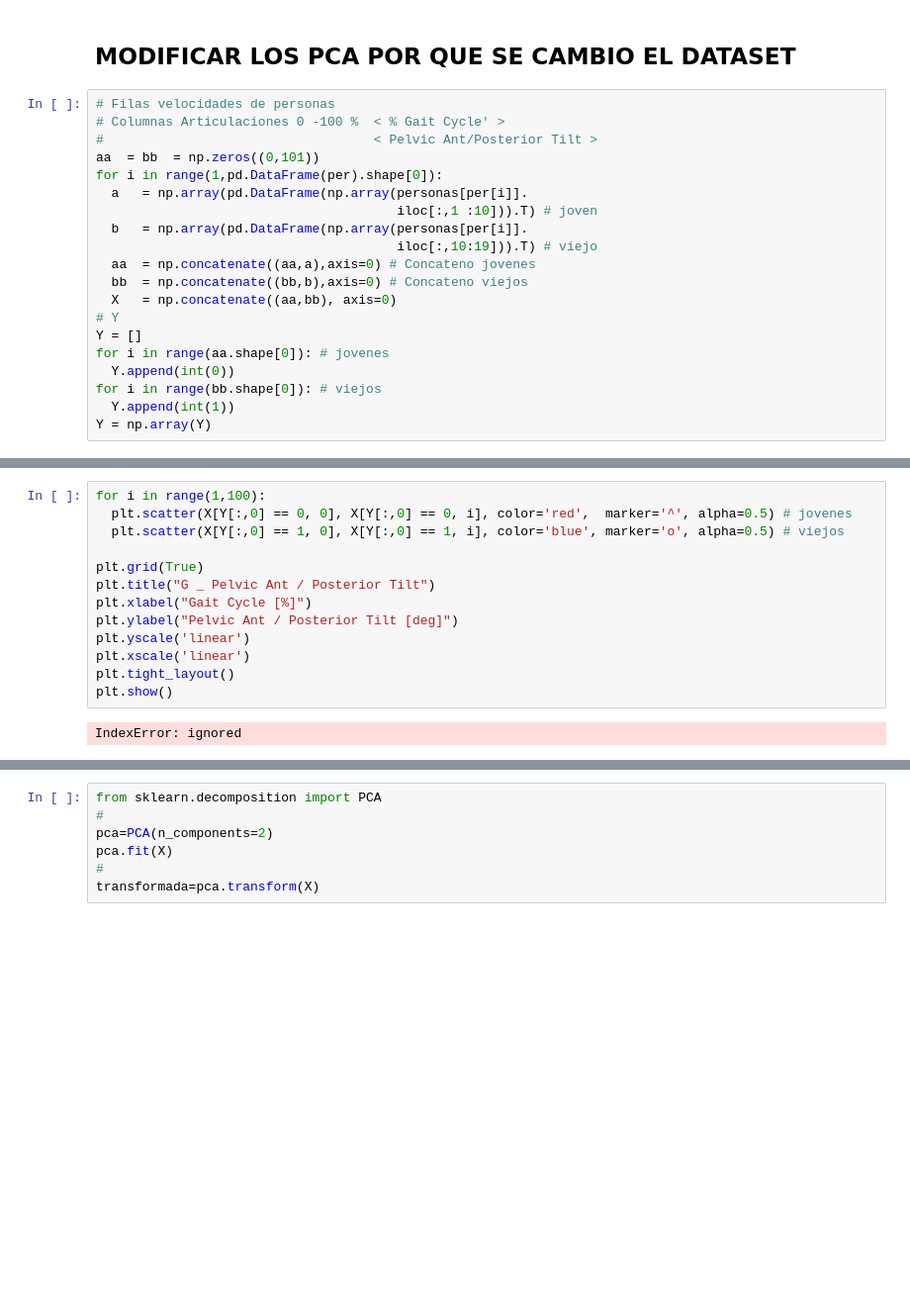
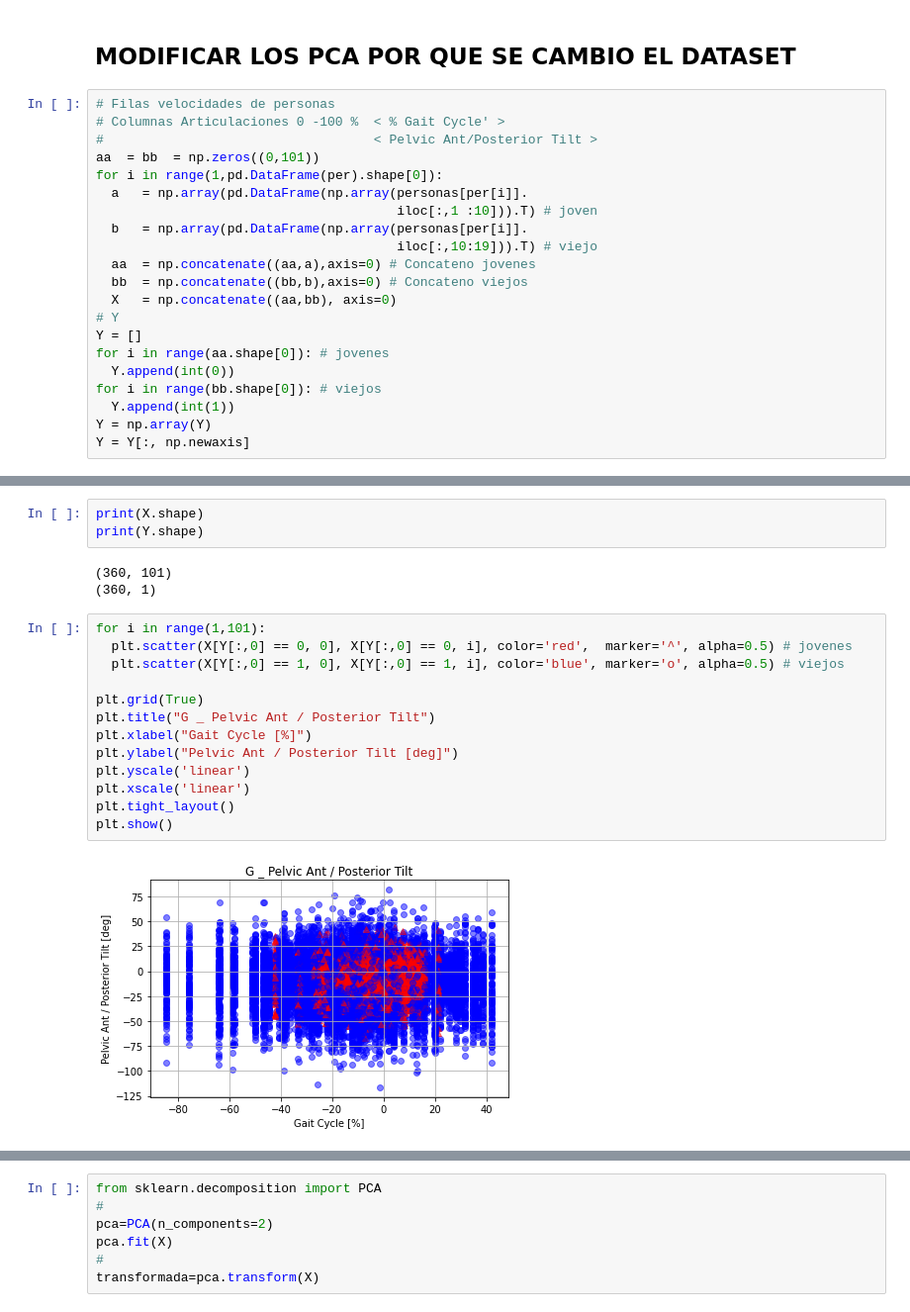
Before and after one commit to Beta628427/Tesis, a Jupyter notebook: 2_Beta___Cod/Beta_PCA/PCA_Cod_master_v1.ipynb, the cells around one changed output, grey strips where cells are left out. Shown at 99% size. Drawn from its saved outputs; the diff is of its cells as text; blank space fills up the shorter version.

```diff
--- a/2_Beta___Cod/Beta_PCA/PCA_Cod_master_v1.ipynb
+++ b/2_Beta___Cod/Beta_PCA/PCA_Cod_master_v1.ipynb
@@ -376,3 +376,4 @@ for i in range(aa.shape[0]): # jovenes
 for i in range(bb.shape[0]): # viejos
   Y.append(int(1))
 Y = np.array(Y)
+Y = Y[:, np.newaxis]
@@ -395,15 +380,21 @@ pd.DataFrame(X)
+# %%
+print(X.shape)
+print(Y.shape)
+# %% [output]
+(360, 101)
+(360, 1)
 # %%
-for i in range(1,100):
+for i in range(1,101):
   plt.scatter(X[Y[:,0] == 0, 0], X[Y[:,0] == 0, i], color='red',  marker='^', alpha=0.5) # jovenes
   plt.scatter(X[Y[:,0] == 1, 0], X[Y[:,0] == 1, i], color='blue', marker='o', alpha=0.5) # viejos
 
 plt.grid(True)
 plt.title("G _ Pelvic Ant / Posterior Tilt")
 plt.xlabel("Gait Cycle [%]")
 plt.ylabel("Pelvic Ant / Posterior Tilt [deg]")
 plt.yscale('linear')
 plt.xscale('linear')
 plt.tight_layout()
 plt.show()
 # %% [output]
-IndexError: ignored
+[figure, added]
```
Also changed, not shown: parts of 4 cells of this notebook.
